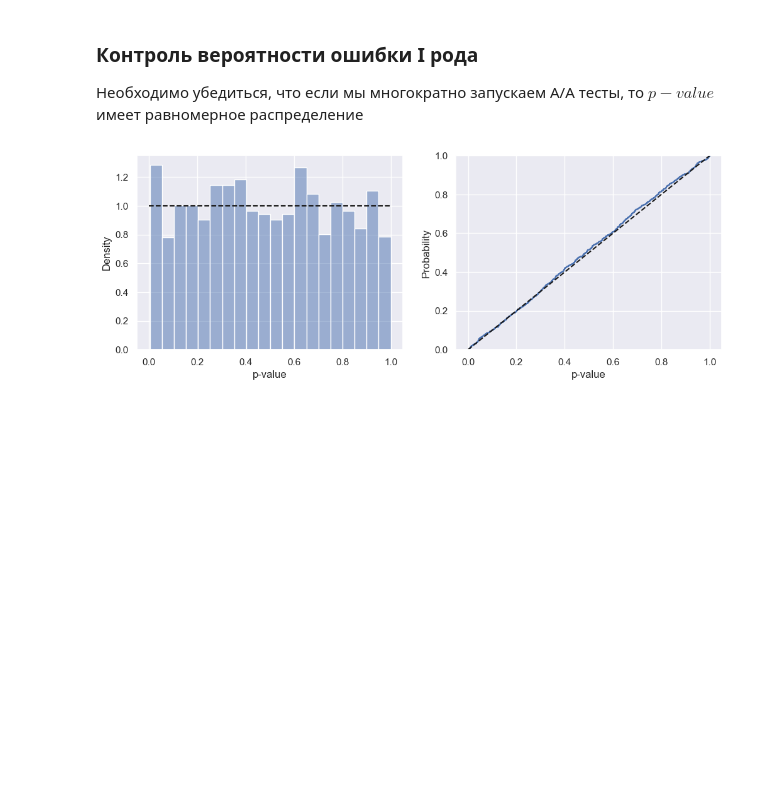
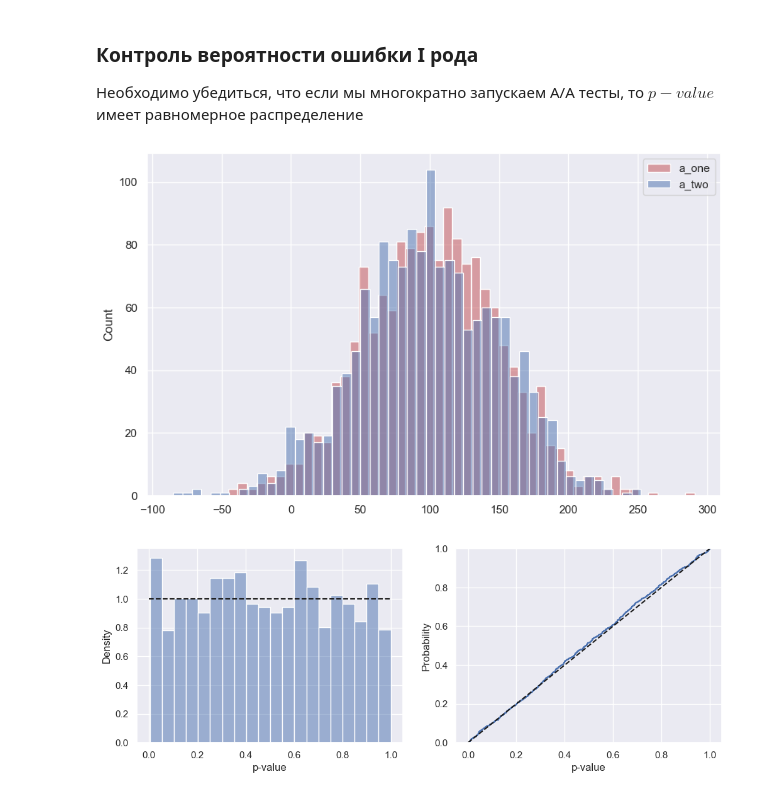
Before and after one commit to ShashlovAI/stat, a Jupyter notebook: design_testing.ipynb, the cells around one changed output. Cells and saved outputs as stored; diff of their text form; code cells hidden in the pictures; blank space fills up the shorter version.

```diff
--- a/design_testing.ipynb
+++ b/design_testing.ipynb
@@ -71,6 +71,21 @@ plt.show()
 # %% [markdown]
 ### Контроль вероятности ошибки I рода
 Необходимо убедиться, что если мы многократно запускаем А/А тесты, то $p-value$  имеет равномерное распределение
+# %%
+a_one = np.random.normal(loc=mu,
+                     scale=std,
+                     size=sample_size)
+a_two = np.random.normal(loc=mu,
+                     scale=std,
+                     size=sample_size )
+# %%
+sns.histplot(x=a_one, color="r", alpha=0.5, bins = 50)
+sns.histplot(x=a_two, color="b", alpha=0.5, bins = 50)
+
+plt.legend(labels=['a_one','a_two'])
+plt.show()
+# %% [output]
+[figure, added]
 # %%
 p_values = []
 for _ in range(1000):
```
Also changed, not shown: parts of 3 cells of this notebook.
